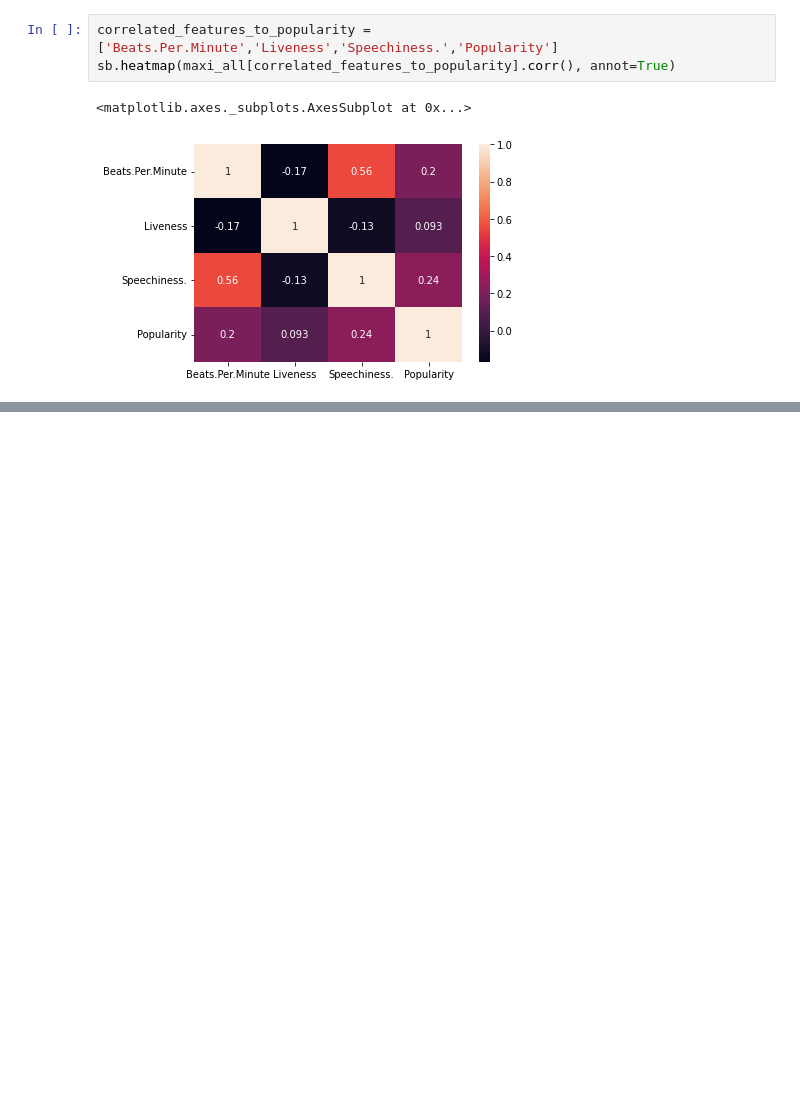
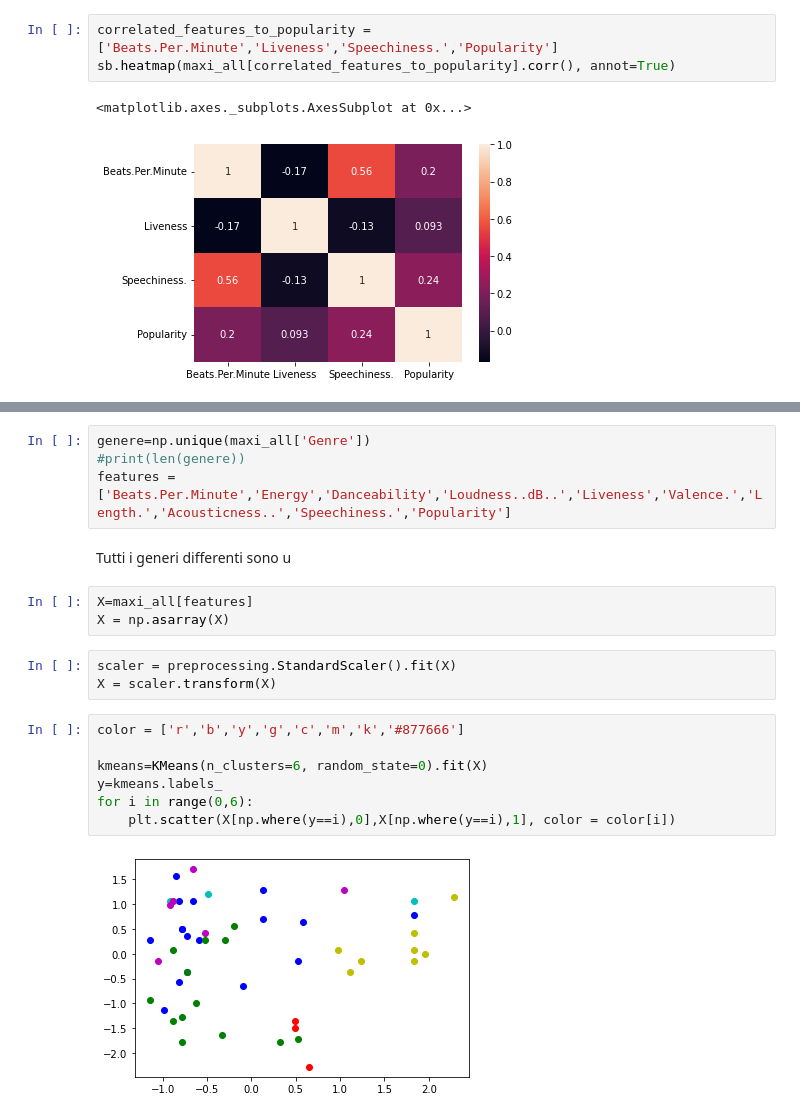
Before and after one commit to PedemonteGiacomo/DataScienceProject, a Jupyter notebook: project.ipynb, the cells around one changed output, grey strips where cells are left out. Cells and saved outputs as stored; diff of their text form; blank space fills up the shorter version.

```diff
--- a/project.ipynb
+++ b/project.ipynb
@@ -802,0 +821,21 @@ Dopo aver analizzato la siluette visualizziamola:
+# %%
+genere=np.unique(maxi_all['Genre'])
+#print(len(genere))
+features = ['Beats.Per.Minute','Energy','Danceability','Loudness..dB..','Liveness','Valence.','Length.','Acousticness..','Speechiness.','Popularity']
+# %% [markdown]
+Tutti i generi differenti sono u
+# %%
+X=maxi_all[features]
+X = np.asarray(X)
+# %%
+scaler = preprocessing.StandardScaler().fit(X)
+X = scaler.transform(X)
+# %%
+color = ['r','b','y','g','c','m','k','#877666']
+
+kmeans=KMeans(n_clusters=6, random_state=0).fit(X)
+y=kmeans.labels_
+for i in range(0,6):
+    plt.scatter(X[np.where(y==i),0],X[np.where(y==i),1], color = color[i])
+# %% [output]
+[figure, added]
```
Also changed, not shown: parts of 21 cells of this notebook.
